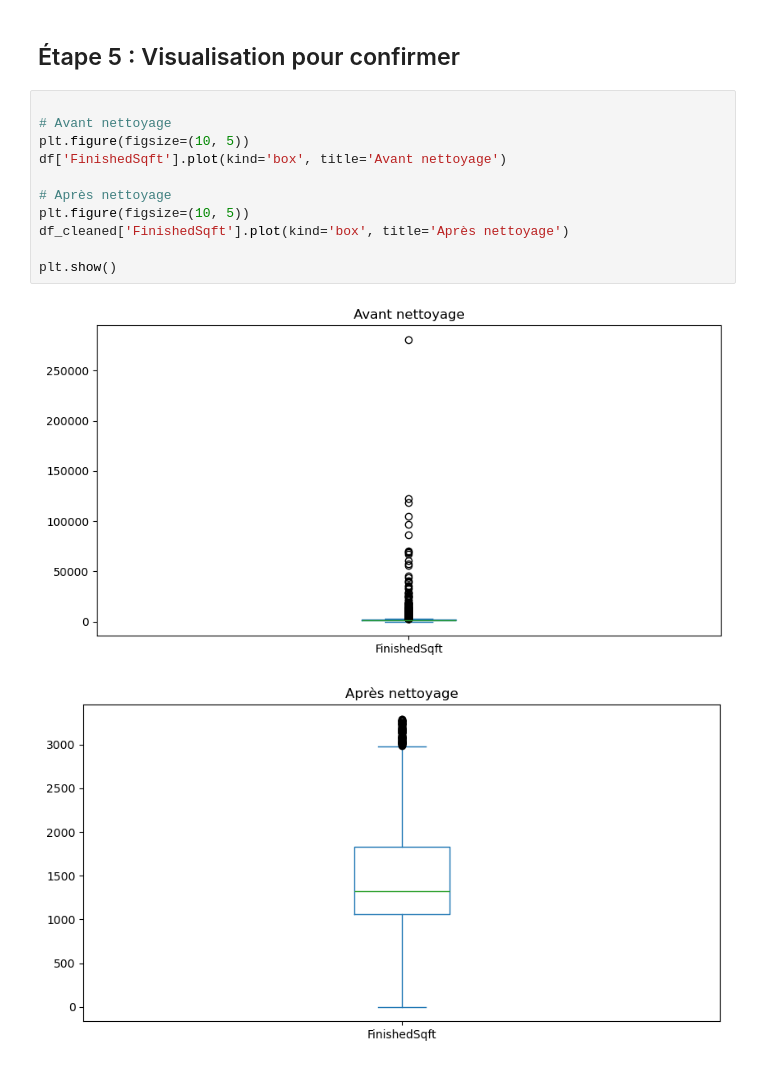
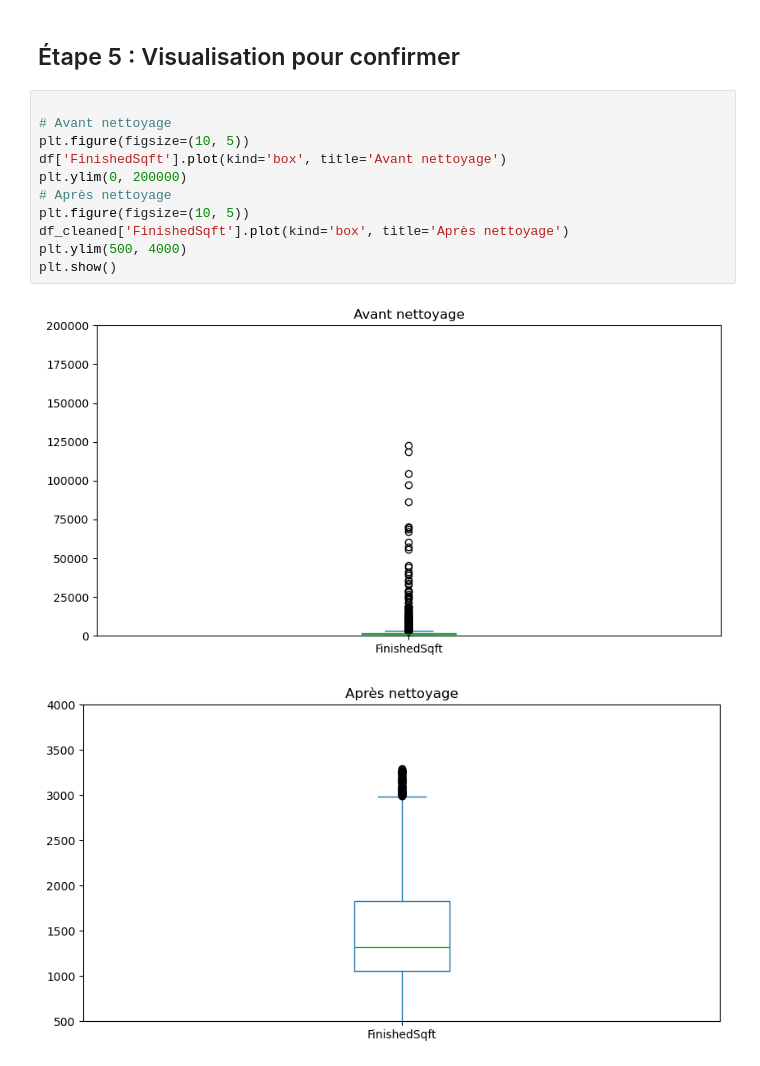
Before and after one commit to syphaxlch/Data_Science_Analysis_Milwaukee, a Jupyter notebook: source.ipynb, the cells around one changed output. Saved outputs shown, nothing was run; the diff lists cells and outputs as text.

```diff
--- a/source.ipynb
+++ b/source.ipynb
@@ -76,14 +80,14 @@ Taille des données nettoyées : (5476, 21)
 # %%
 
 # Avant nettoyage
 plt.figure(figsize=(10, 5))
 df['FinishedSqft'].plot(kind='box', title='Avant nettoyage')
-
+plt.ylim(0, 200000)
 # Après nettoyage
 plt.figure(figsize=(10, 5))
 df_cleaned['FinishedSqft'].plot(kind='box', title='Après nettoyage')
-
+plt.ylim(500, 4000)
 plt.show()
 # %% [output]
-[figure, old version]
+[figure, new version]
-[figure, old version]
+[figure, new version]
```
Also changed, not shown: parts of 22 cells of this notebook.
